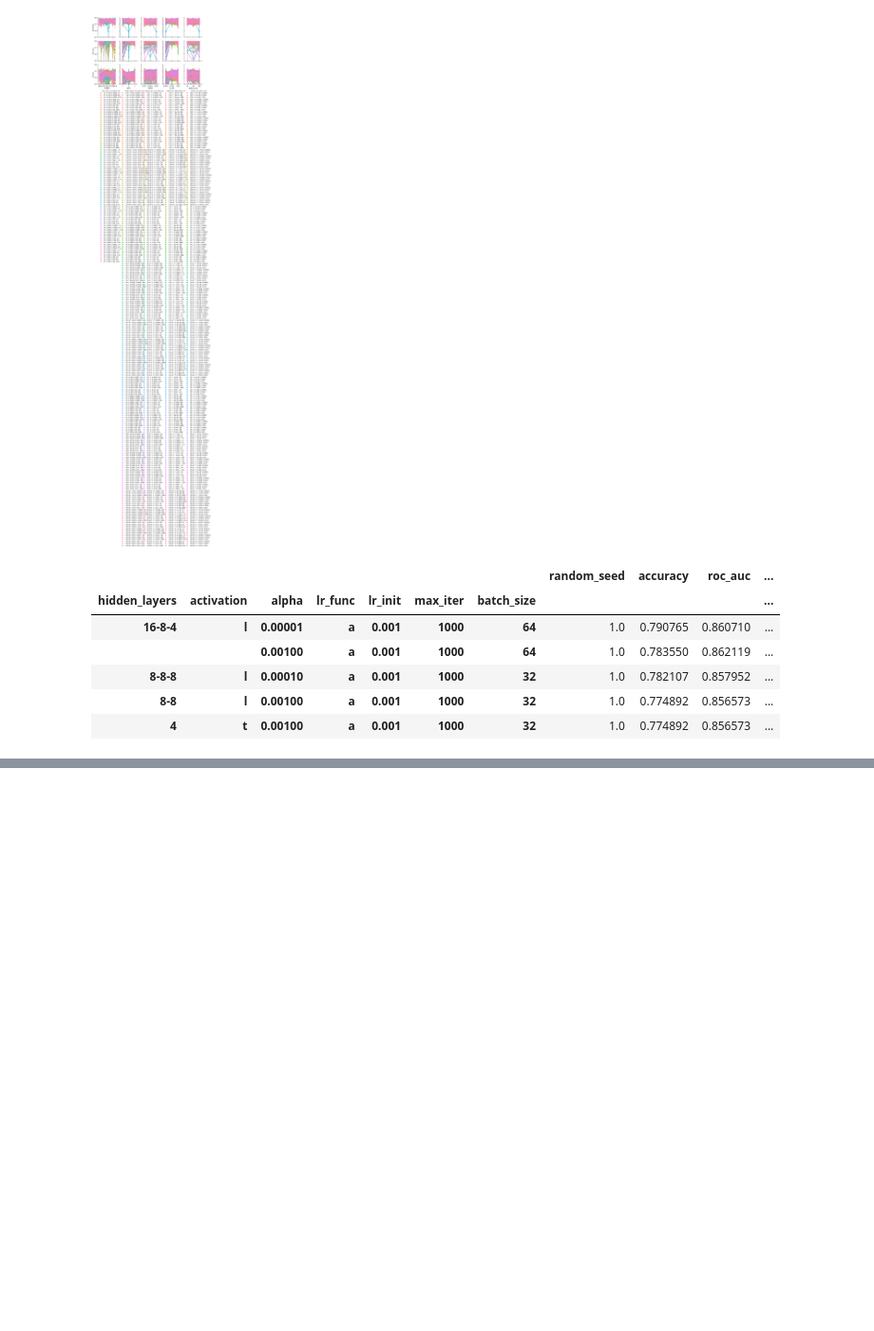
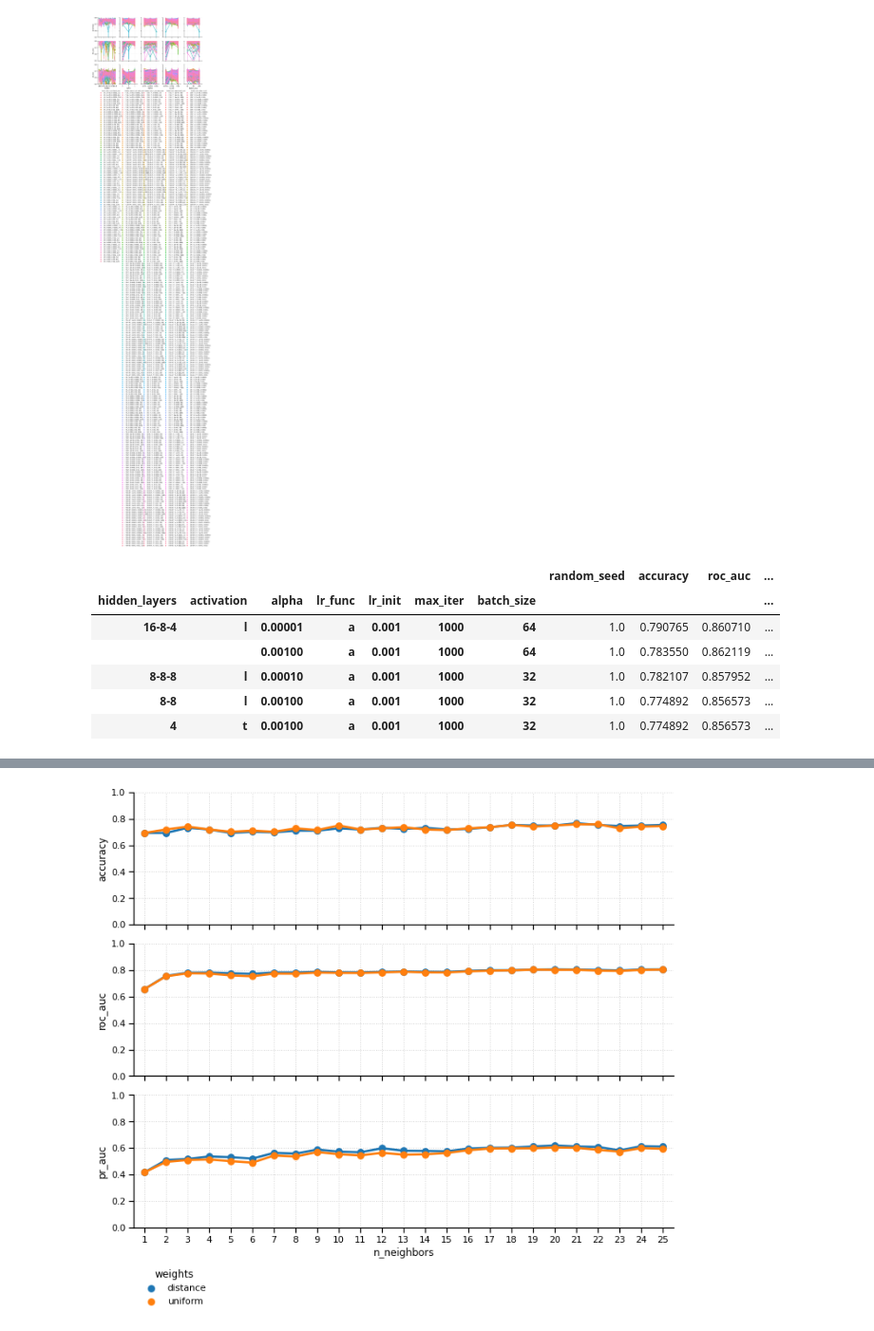
Before and after one commit to mattragoza/ISSP2170, a Jupyter notebook: classification.ipynb, the cells around one changed output, grey strips where cells are left out. Shown at 95% size. Saved outputs shown, nothing was run; the diff lists cells and outputs as text; code cells hidden in the pictures; blank space fills up the shorter version.

```diff
--- a/assignment-5/classification.ipynb
+++ b/classification.ipynb
@@ -343,0 +494,6 @@ agg[agg['data'] == 'test'].groupby(mlp_params).mean().sort_values('pr_auc', asce
+# %%
+knn_space = ps.ParamSpace(
+    n_neighbors=range(1, 26),
+    weights=['uniform', 'distance']
+)
+len(knn_space)
@@ -343,0 +502,9 @@ agg[agg['data'] == 'test'].groupby(mlp_params).mean().sort_values('pr_auc', asce
+# %%
+template = '''\
+pwd
+python ../hw6_kNN.py --name {job_name} -k {n_neighbors:d} --weights {weights} --data_dir ..
+'''
+name = 'knn__{n_neighbors:}__{weights}'
+
+jobs = ps.submit(template, name, knn_space, work_dir='hw-6-final', use='local', n_proc=1)
+jobs
@@ -343,0 +551,3 @@ agg[agg['data'] == 'test'].groupby(mlp_params).mean().sort_values('pr_auc', asce
+# %%
+metrics = ps.metrics(jobs, names=['data', 'y', 'yhat', 'score'])
+metrics
@@ -343,0 +568,4 @@ agg[agg['data'] == 'test'].groupby(mlp_params).mean().sort_values('pr_auc', asce
+# %%
+agg = metrics.groupby(list(knn_space.keys()) + ['data']).apply(evaluate_classifier)
+agg = agg.reset_index()
+agg
@@ -343,0 +586,18 @@ agg[agg['data'] == 'test'].groupby(mlp_params).mean().sort_values('pr_auc', asce
+# %%
+y = ['accuracy', 'roc_auc', 'pr_auc']
+ylim = {
+    'accuracy': [0.0, 1.0],
+    'roc_auc':  [0.0, 1.0],
+    'pr_auc':   [0.0, 1.0]
+}
+
+fig = ps.plot(
+    agg[agg['data'] == 'test'].copy(),
+    x='n_neighbors',
+    hue='weights',
+    y=y,
+    ylim=ylim,
+    width=10
+)
+# %% [output]
+[figure, added]
```
Also changed, not shown: parts of 24 cells of this notebook, 2 other files.
